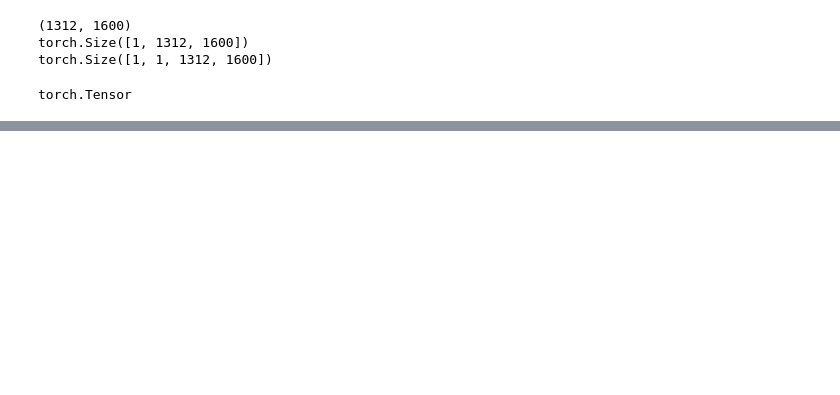
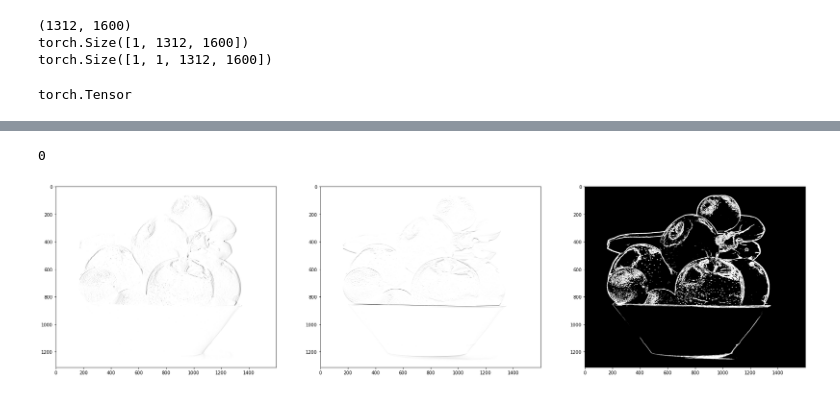
Before and after one commit to jimmyle888/cvlab, a Jupyter notebook: Project 2/a1 script.ipynb, the cells around one changed output, grey strips where cells are left out. Saved outputs shown, nothing was run; the diff lists cells and outputs as text; code cells hidden in the pictures; blank space fills up the shorter version.

Commit message:
Completed Q1.1 for A2
Implemented MyCanny

```diff
--- a/Project 2/a1 script.ipynb
+++ b/Project 2/a1 script.ipynb
@@ -44,3 +46,32 @@ def MyCanny(img, sigma, tau):
+# %%
+#Q1.1
+def MyCanny(img, sigma, tau):
+
+    #GaussianBlur2D from https://kornia.readthedocs.io/en/latest/filters.html
+    gauss = kornia.filters.GaussianBlur2d((3, 3), (sigma, sigma))
+
+    img_blur = gauss(img)
+
+    #Spatial Gradient2D from https://kornia.readthedocs.io/en/latest/filters.html
+    #By default 1st order derivative and 'diff' derivative modality
+    gradient = kornia.filters.spatial_gradient(img_blur)
+
+    #Find magnitude and 1st order derivatives https://kornia-tutorials.readthedocs.io/en/latest/filtering_edges.html
+    #   and edges-pff document given in A2 document: https://drive.google.com/file/d/0Bz1dfcnrpXM-QVpHZ1p6SUxoaXM/view?resourcekey=0-aYFhFiQTvM4x5CbfN5gllg
+    grad_x = gradient[:,:,0]
+    grad_y = gradient[:,:,1]
+    img_grad_mag = torch.sqrt(torch.square(grad_x) + torch.square(grad_y)) #From lecture 6 (edge detection)
+
+    fig, ax = plt.subplots(1,3, figsize=(30,30))
+    ax[0].imshow(kornia.tensor_to_image((1. - grad_x.clamp(0.,1.))))
+    ax[1].imshow(kornia.tensor_to_image((1. - grad_y.clamp(0.,1.))))
+
+    #Threshold grad magnitude above given tau
+    img_grad_mag = img_grad_mag / img_grad_mag.max() * 255
+    img_grad_mag = img_grad_mag > tau
+    ax[2].imshow(kornia.tensor_to_image(img_grad_mag))
+
+    return 0
 # %%
 def conv_func(img, kernel):
     #Get dimensions of images
@@ -119,0 +149,5 @@ imshowTorch(fruit_k)
+# %%
+MyCanny(fruit_k, 1.5, 11)
+# %% [output]
+0
+[figure, added]
```
Also changed, not shown: parts of 22 cells of this notebook, 2 other files.
